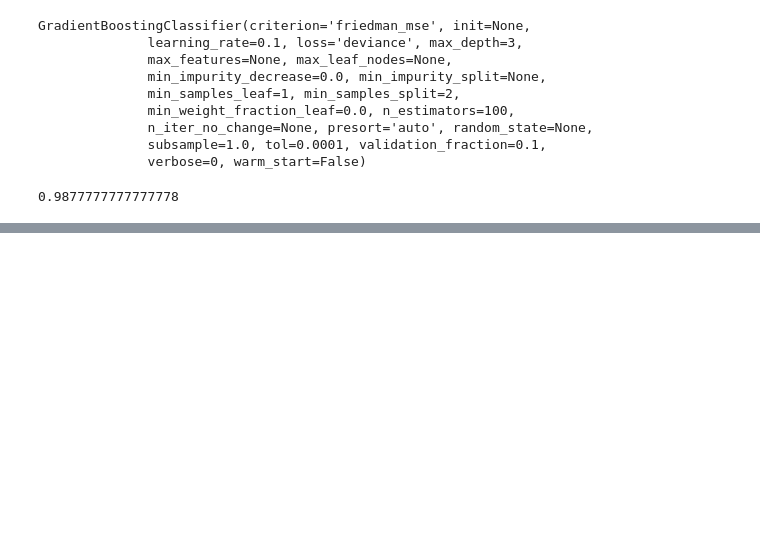
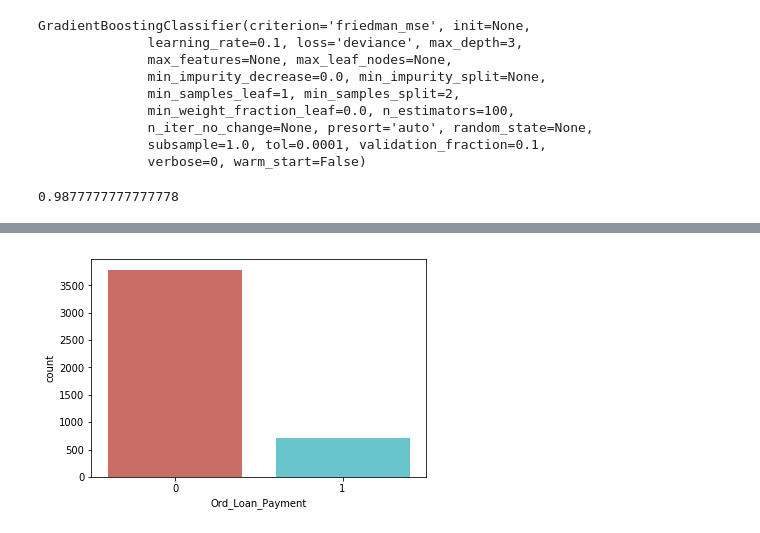
Before and after one commit to osmaac/master-data-science, a Jupyter notebook: TenenciaProductosBancoCheco-Copy2.ipynb, the cells around one changed output, grey strips where cells are left out. Saved outputs shown, nothing was run; the diff lists cells and outputs as text; code cells hidden in the pictures; blank space fills up the shorter version.

```diff
--- a/TenenciaProductosBancoCheco-Copy2.ipynb
+++ b/TenenciaProductosBancoCheco-Copy2.ipynb
@@ -285,0 +517,5 @@ reg_test.fit(X,y)
+# %%
+sns.countplot(x='Ord_Loan_Payment',data=df, palette='hls')
+plt.show()
+# %% [output]
+[figure, added]
```
Also changed, not shown: parts of 61 cells of this notebook.
